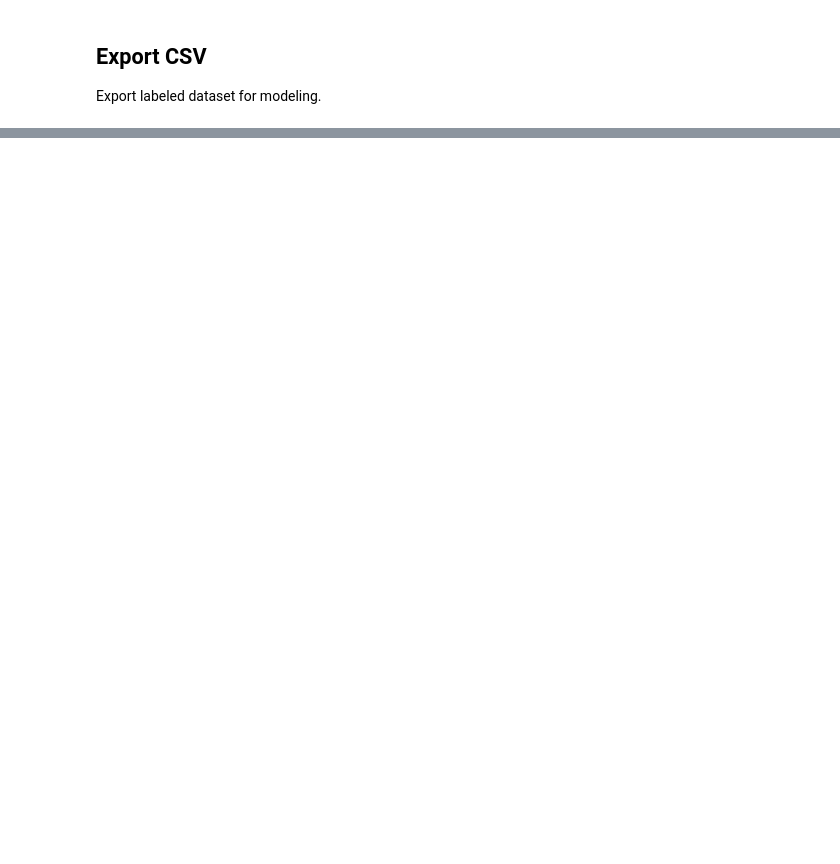
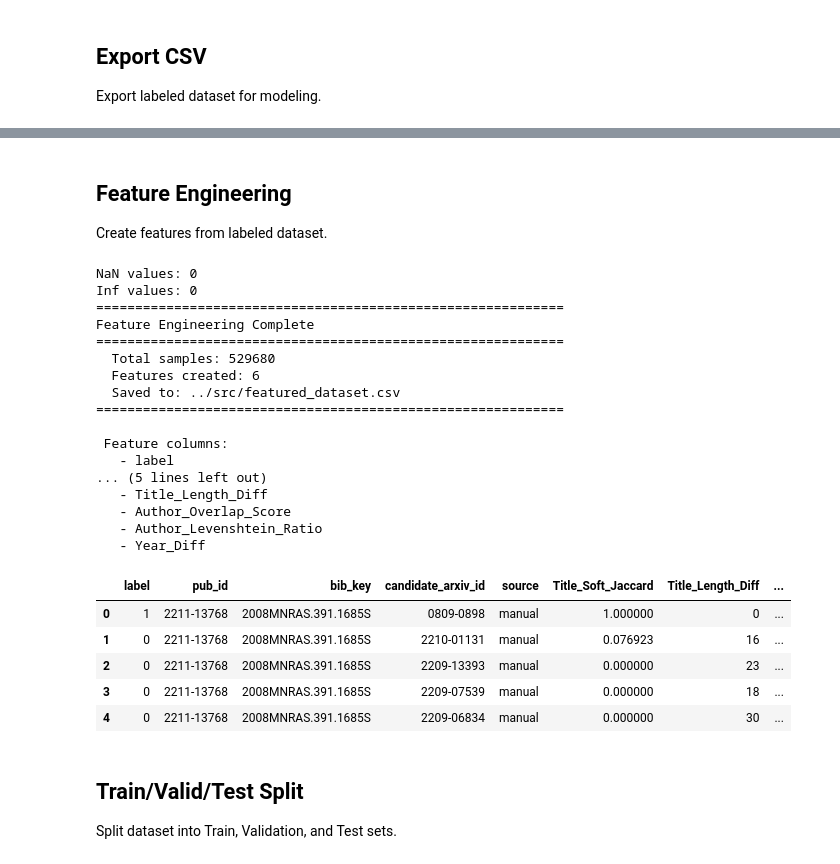
Before and after one commit to KhaiPhong25/IntroDS_Milestone2, a Jupyter notebook: src/main.ipynb, the cells around one changed output, grey strips where cells are left out. Saved outputs shown, nothing was run; the diff lists cells and outputs as text; code cells hidden in the pictures; blank space fills up the shorter version.

```diff
--- a/src/main.ipynb
+++ b/src/main.ipynb
@@ -698 +761,70 @@ Total pairs: 5788
 Saved labeled dataset to: ../src/labeled_dataset.csv
+# %% [markdown]
+## **Feature Engineering**
+
+Create features from labeled dataset.
+# %%
+# Load labeled dataset if not already in memory
+if final_df is None:
+    print("final_df is None, loading from CSV...")
+    labeled_path = "../src/labeled_dataset.csv"
+    if not labeled_path.exists():
+        raise FileNotFoundError(f"File not found: {labeled_path}. Run Notebook 02 first!")
+
+    final_df = pd.read_csv(labeled_path)
+
+# Apply feature engineering
+df_features = feature_engineering(final_df)
+
+# Save featured dataset
+featured_path = "../src/featured_dataset.csv"
+df_features.to_csv(featured_path, index=False)
+
+# Summary
+# Check for NaN/Inf
+print(f"NaN values: {df_features.isna().sum().sum()}")
+print(f"Inf values: {np.isinf(df_features.select_dtypes(include=[np.number])).sum().sum()}")
+
+
+print(f"{'='*60}")
+print(f"Feature Engineering Complete")
+print(f"{'='*60}")
+print(f"  Total samples: {len(df_features)}")
+print(f"  Features created: {len([c for c in df_features.columns if c not in ['label', 'pub_id', 'bib_key', 'candidate_arxiv_id']])}")
+print(f"  Saved to: {featured_path}")
+print(f"{'='*60}")
+
+# Show feature columns
+print("\n Feature columns:")
+for col in df_features.columns:
+    print(f"   - {col}")
+
+df_features.head()
+# %% [output]
+NaN values: 0
+Inf values: 0
+============================================================
+Feature Engineering Complete
+============================================================
+  Total samples: 529680
+  Features created: 6
+  Saved to: ../src/featured_dataset.csv
+============================================================
+
+ Feature columns:
+   - label
+... (5 lines left out)
+   - Title_Length_Diff
+   - Author_Overlap_Score
+   - Author_Levenshtein_Ratio
+   - Year_Diff
+|  | label | pub_id | bib_key | candidate_arxiv_id | source | Title_Soft_Jaccard | Title_Length_Diff | ... |
+| 0 | 1 | 2211-13768 | 2008MNRAS.391.1685S | 0809-0898 | manual | 1.000000 | 0 | ... |
+| 1 | 0 | 2211-13768 | 2008MNRAS.391.1685S | 2210-01131 | manual | 0.076923 | 16 | ... |
+| 2 | 0 | 2211-13768 | 2008MNRAS.391.1685S | 2209-13393 | manual | 0.000000 | 23 | ... |
+| 3 | 0 | 2211-13768 | 2008MNRAS.391.1685S | 2209-07539 | manual | 0.000000 | 18 | ... |
+| 4 | 0 | 2211-13768 | 2008MNRAS.391.1685S | 2209-06834 | manual | 0.000000 | 30 | ... |
+# %% [markdown]
+## **Train/Valid/Test Split**
+
+Split dataset into Train, Validation, and Test sets.
```
Also changed, not shown: parts of 22 cells of this notebook, 9 other files.
